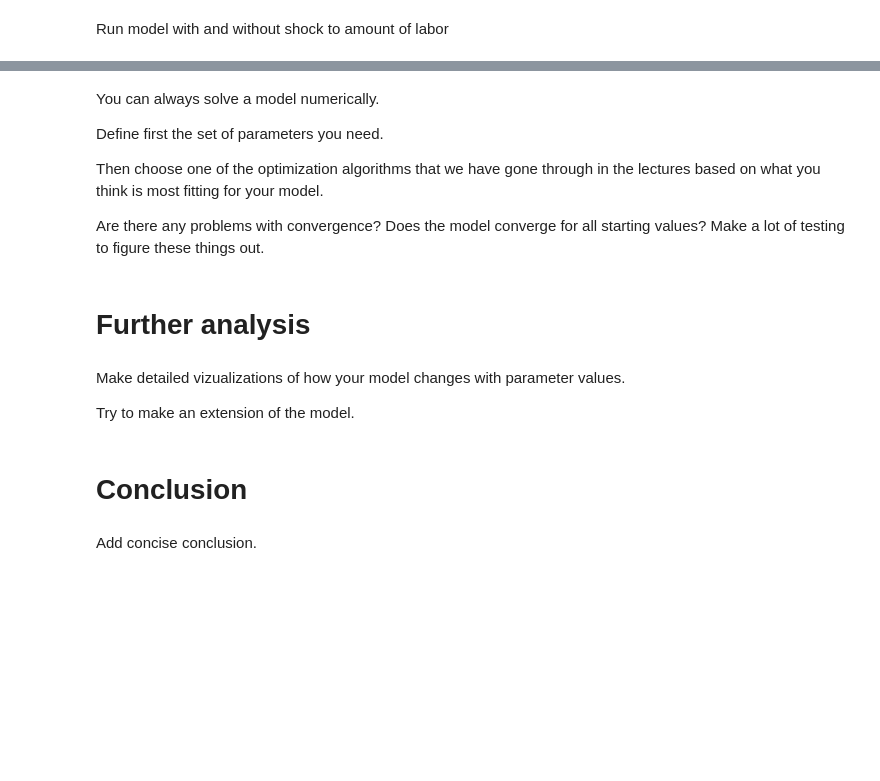
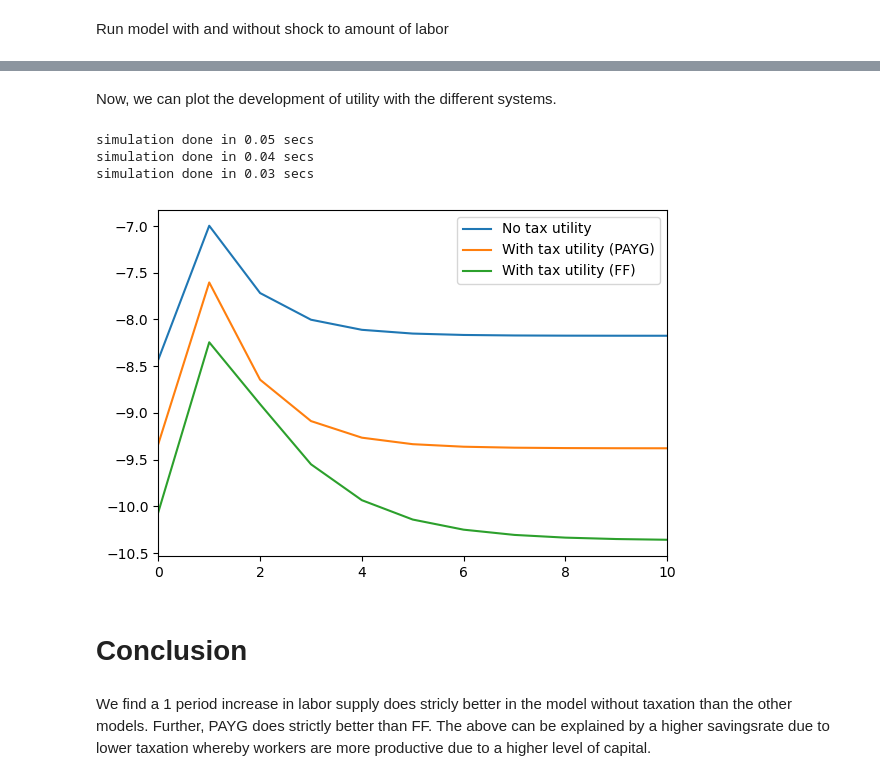
Before and after one commit to NumEconCopenhagen/projects-2023-jacob-per, a Jupyter notebook: modelproject/modelprojectsimple.ipynb, the cells around one changed output, grey strips where cells are left out. Cells and saved outputs as stored; diff of their text form; code cells hidden in the pictures; blank space fills up the shorter version.

```diff
--- a/modelproject/modelprojectsimple.ipynb
+++ b/modelproject/modelprojectsimple.ipynb
@@ -227,18 +229,41 @@ simulation done in 0.02 secs
-# %% [markdown]
-You can always solve a model numerically.
-
-Define first the set of parameters you need.
-
-Then choose one of the optimization algorithms that we have gone through in the lectures based on what you think is most fitting for your model.
-
-Are there any problems with convergence? Does the model converge for all starting values? Make a lot of testing to figure these things out.
-# %% [markdown]
-# Further analysis
-# %% [markdown]
-Make detailed vizualizations of how your model changes with parameter values.
-
-Try to make an extension of the model.
+# %% [markdown]
+Now, we can plot the development of utility with the different systems.
+# %%
+# a. plotting figure
+fig = plt.figure(figsize=(6,6/1.5))
+ax = fig.add_subplot(1,1,1)
+
+# b. model without tax
+par.tau_w=0.0
+par.K_lag_ini = 0.172
+model.simulate(shock=True)
+baseline = model.sim
+ax.plot(baseline.U,label='No tax utility')
+
+# c. model with payg
+par.tau_w = 0.1
+par.K_lag_ini = 0.104
+model.simulate(shock=True,regime='PAYG')
+shockmodelPAYG = model.sim
+ax.plot(shockmodelPAYG.U,label='With tax utility (PAYG)')
+
+# d. model with ff
+par.tau_w = 0.1
+par.K_lag_ini = 0.093
+model.simulate(shock=True,regime='FF')
+shockmodelFF = model.sim
+ax.plot(shockmodelFF.U,label='With tax utility (FF)')
+
+# e. specification of figure
+ax.legend(frameon=True)
+plt.xlim([0,10])
+fig.tight_layout()
+# %% [output]
+simulation done in 0.05 secs
+simulation done in 0.04 secs
+simulation done in 0.03 secs
+[figure, added]
 # %% [markdown]
 # Conclusion
-# %% [markdown]
-Add concise conclusion.
+# %% [markdown]
+We find a 1 period increase in labor supply does stricly better in the model without taxation than the other models. Further, PAYG does strictly better than FF. The above can be explained by a higher savingsrate due to lower taxation whereby workers are more productive due to a higher level of capital.
```
Also changed, not shown: parts of 2 cells of this notebook, 3 other files.
